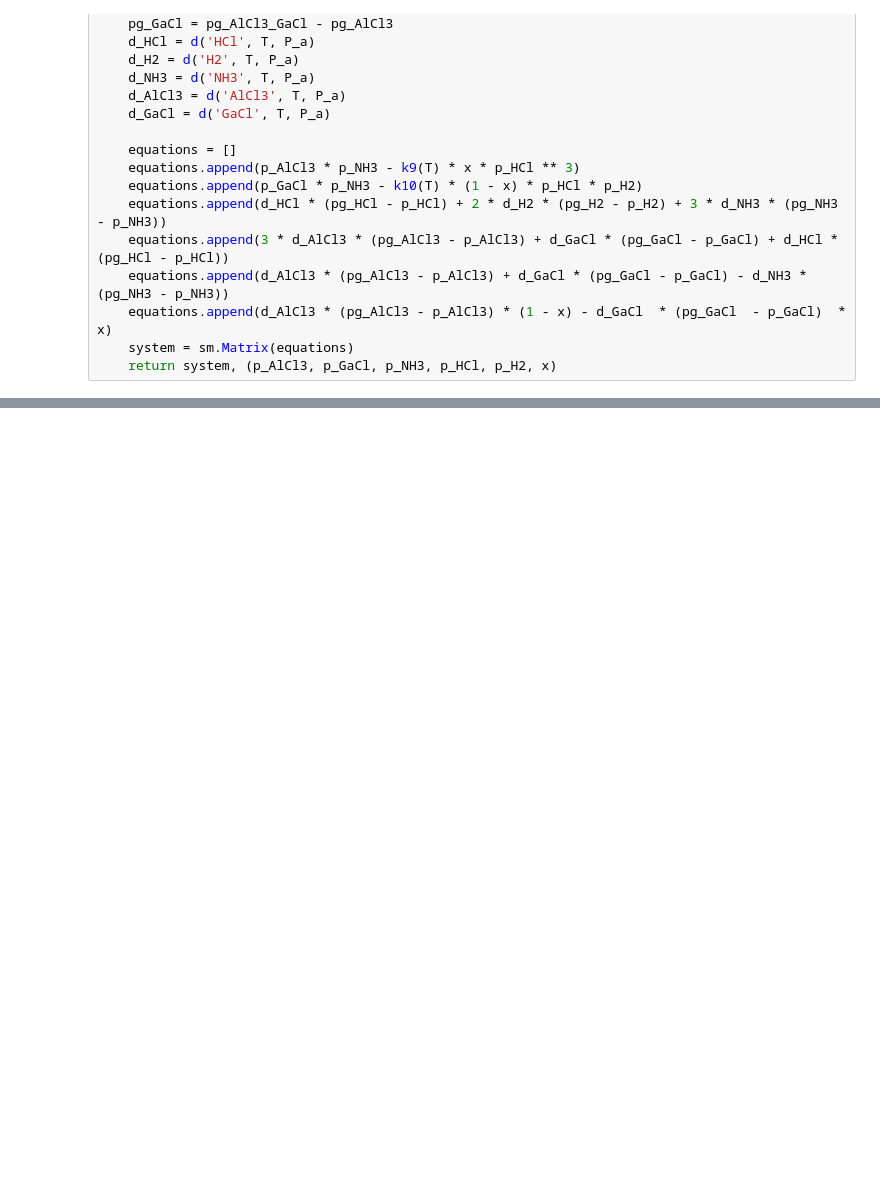
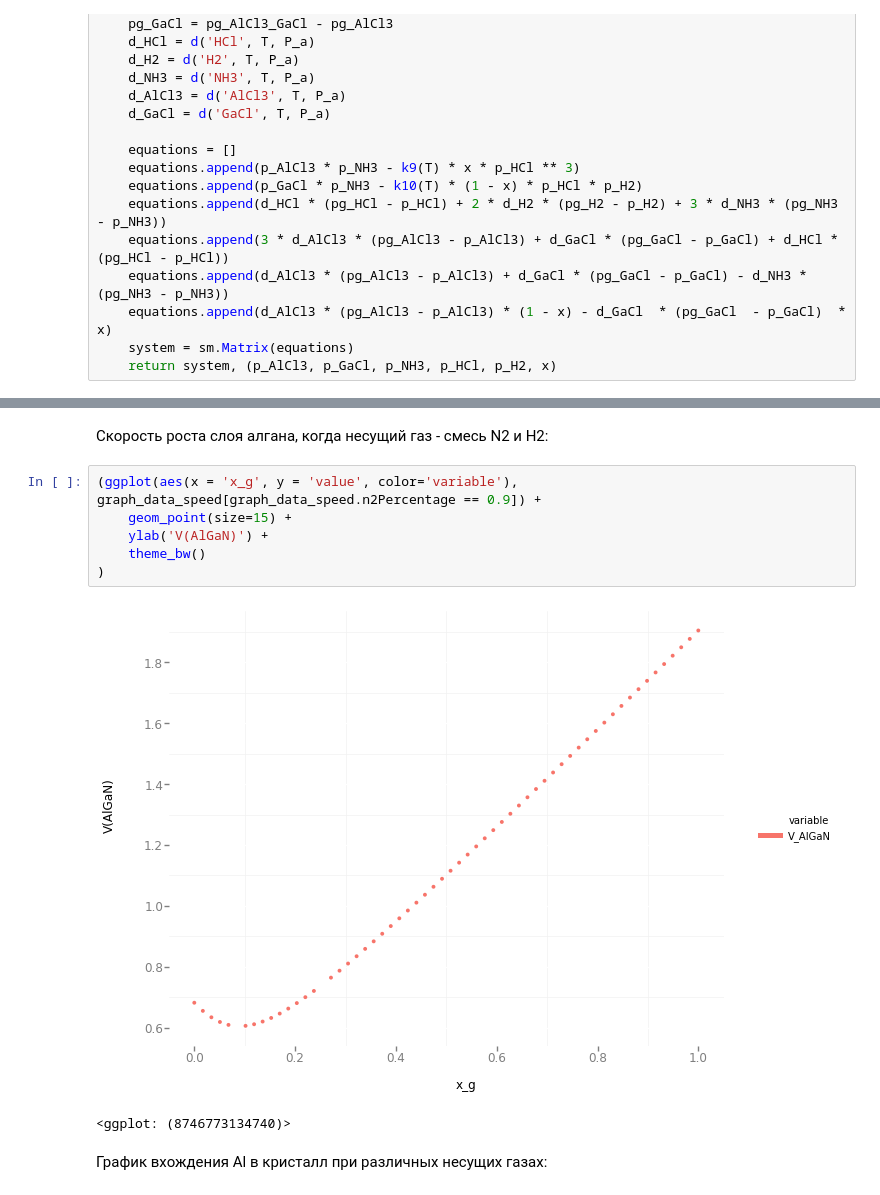
Before and after one commit to pavponn/computational-methods, a Jupyter notebook: course-work/AlganModel.ipynb, the cells around one changed output, grey strips where cells are left out. Cells and saved outputs as stored; diff of their text form; blank space fills up the shorter version.

```diff
--- a/course-work/AlganModel.ipynb
+++ b/course-work/AlganModel.ipynb
@@ -426 +442,14 @@ for k, (x_g, n2Percentage) in (enumerate(product(x_gs, n2Percentages))):
+# %% [markdown]
+Скорость роста слоя алгана, когда несущий газ - смесь N2 и H2:
+# %%
+(ggplot(aes(x = 'x_g', y = 'value', color='variable'), graph_data_speed[graph_data_speed.n2Percentage == 0.9]) +
+    geom_point(size=15) +
+    ylab('V(AlGaN)') +
+    theme_bw()
+)
+# %% [output]
+[figure, added]
+<ggplot: (8746773134740)>
+# %% [markdown]
+График вхождения Al в кристалл при различных несущих газах:
 # %%
```
Also changed, not shown: parts of 5 cells of this notebook.
